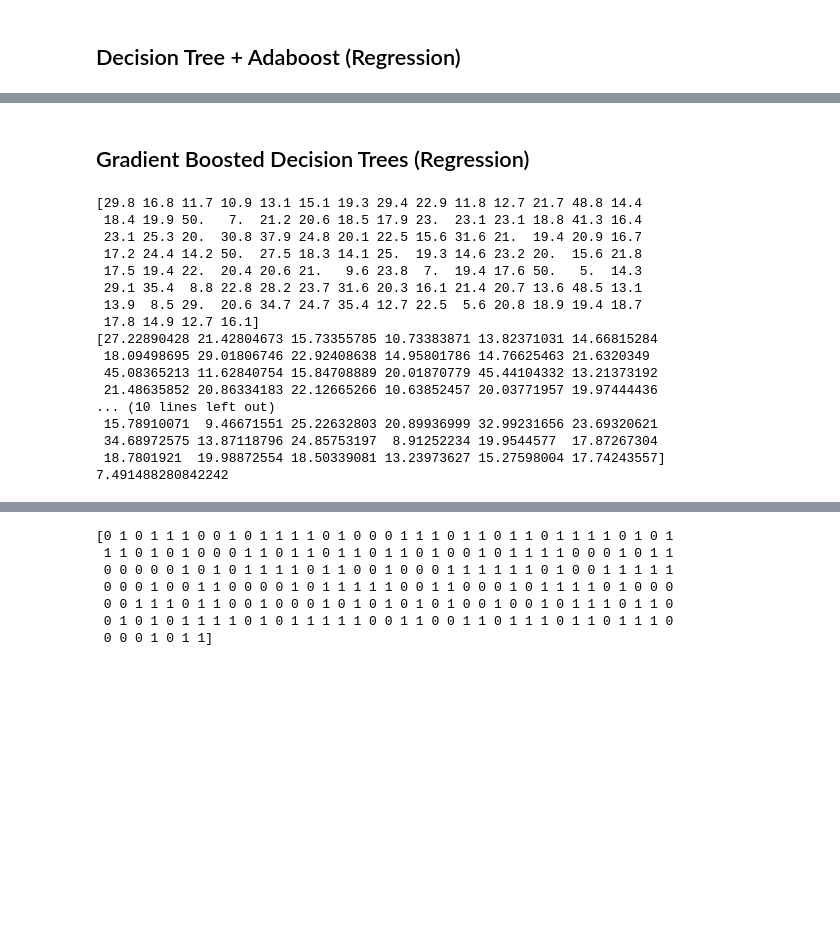
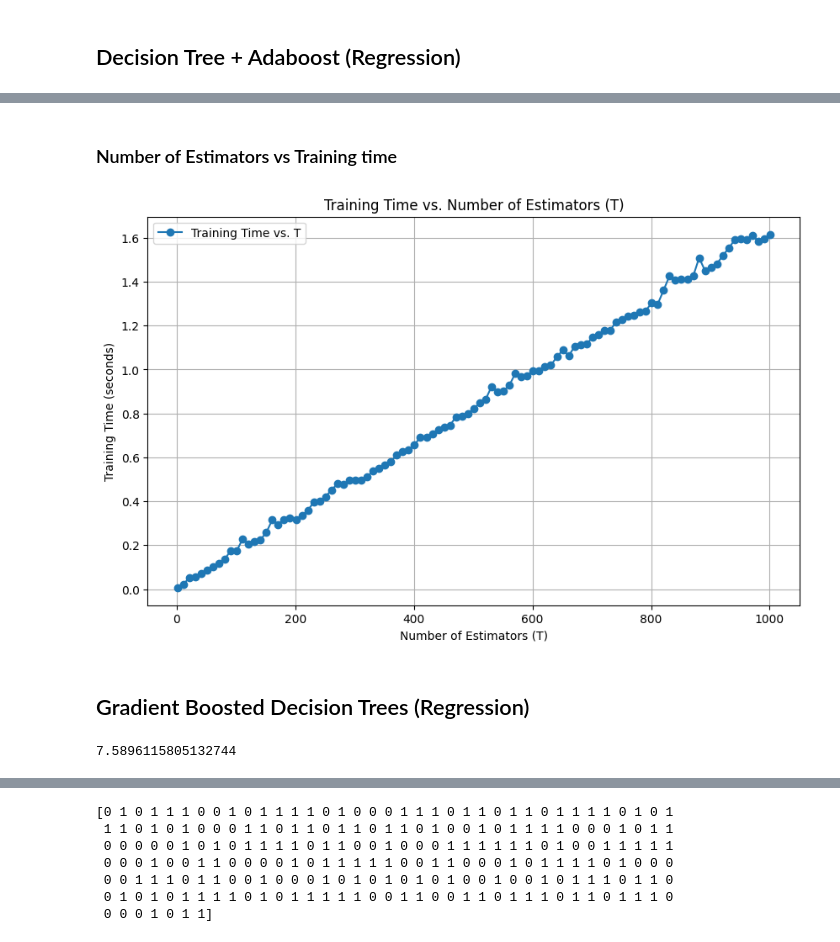
Before and after one commit to losettimourya/SMAI-Assignment4, a Jupyter notebook: 4.ipynb, the cells around one changed output, grey strips where cells are left out. Cells and saved outputs as stored; diff of their text form; code cells hidden in the pictures; blank space fills up the shorter version.

```diff
--- a/4.ipynb
+++ b/4.ipynb
@@ -595,3 +671,30 @@ Mean Squared Error (AdaBoost Decision Tree): 12.677745098039212
+# %% [markdown]
+### Number of Estimators vs Training time
+# %%
+T_values = list(range(1, 1002, 10))
+training_times = []
+
+for t in T_values:
+    start_time = time.time()
+
+    ada_boost_regressor = AdaBoostR2()
+    ada_boost_regressor.fit(X_train, y_train, T=t, stub_depth=20, random_state=None)
+
+    end_time = time.time()
+    training_time = end_time - start_time
+    training_times.append(training_time)
+
+plt.figure(figsize=(10, 6))
+plt.plot(T_values, training_times, marker='o', label='Training Time vs. T')
+
+plt.title('Training Time vs. Number of Estimators (T)')
+plt.xlabel('Number of Estimators (T)')
+plt.ylabel('Training Time (seconds)')
+plt.legend()
+plt.grid(True)
+plt.show()
+# %% [output]
+[figure, added]
 # %% [markdown]
 ## Gradient Boosted Decision Trees (Regression)
 # %%
@@ -640,24 +743,6 @@ class GradientBoostingRegressor:
 gb_regressor = GradientBoostingRegressor(n_estimators=100, learning_rate=0.1)
 gb_regressor.fit(X_train, y_train)
 y_pred = gb_regressor.predict(X_test)
-print(y_test)
-print(y_pred)
 print(mean_squared_error(y_test, y_pred))
 # %% [output]
-[29.8 16.8 11.7 10.9 13.1 15.1 19.3 29.4 22.9 11.8 12.7 21.7 48.8 14.4
- 18.4 19.9 50.   7.  21.2 20.6 18.5 17.9 23.  23.1 23.1 18.8 41.3 16.4
- 23.1 25.3 20.  30.8 37.9 24.8 20.1 22.5 15.6 31.6 21.  19.4 20.9 16.7
- 17.2 24.4 14.2 50.  27.5 18.3 14.1 25.  19.3 14.6 23.2 20.  15.6 21.8
- 17.5 19.4 22.  20.4 20.6 21.   9.6 23.8  7.  19.4 17.6 50.   5.  14.3
- 29.1 35.4  8.8 22.8 28.2 23.7 31.6 20.3 16.1 21.4 20.7 13.6 48.5 13.1
- 13.9  8.5 29.  20.6 34.7 24.7 35.4 12.7 22.5  5.6 20.8 18.9 19.4 18.7
- 17.8 14.9 12.7 16.1]
-[27.22890428 21.42804673 15.73355785 10.73383871 13.82371031 14.66815284
- 18.09498695 29.01806746 22.92408638 14.95801786 14.76625463 21.6320349
- 45.08365213 11.62840754 15.84708889 20.01870779 45.44104332 13.21373192
- 21.48635852 20.86334183 22.12665266 10.63852457 20.03771957 19.97444436
-... (10 lines left out)
- 15.78910071  9.46671551 25.22632803 20.89936999 32.99231656 23.69320621
- 34.68972575 13.87118796 24.85753197  8.91252234 19.9544577  17.87267304
- 18.7801921  19.98872554 18.50339081 13.23973627 15.27598004 17.74243557]
-7.491488280842242
+7.5896115805132744
```
Also changed, not shown: parts of 20 cells of this notebook, 1 other file.
